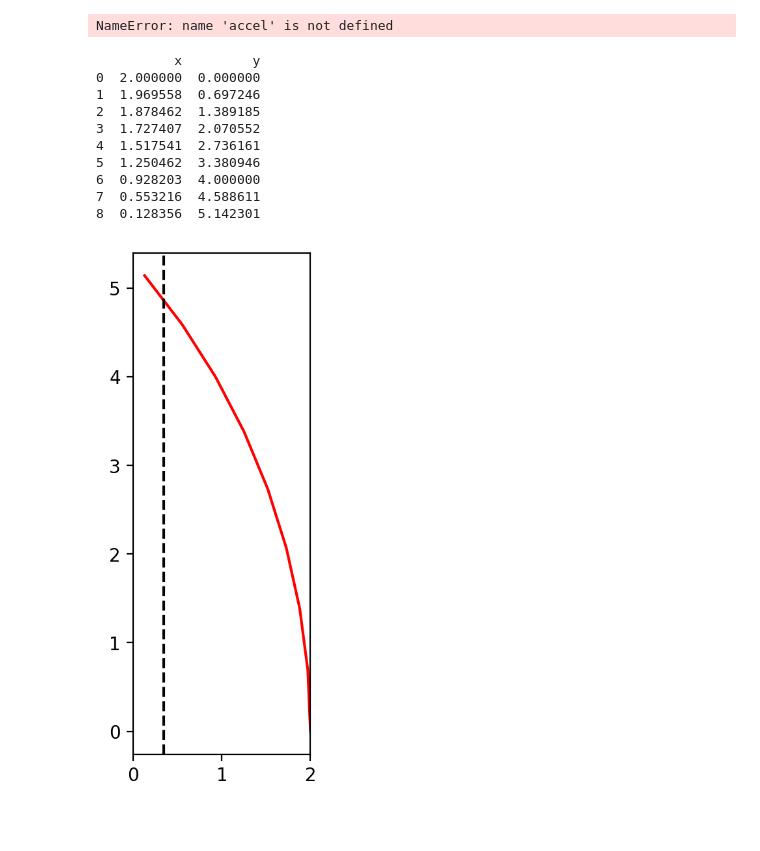
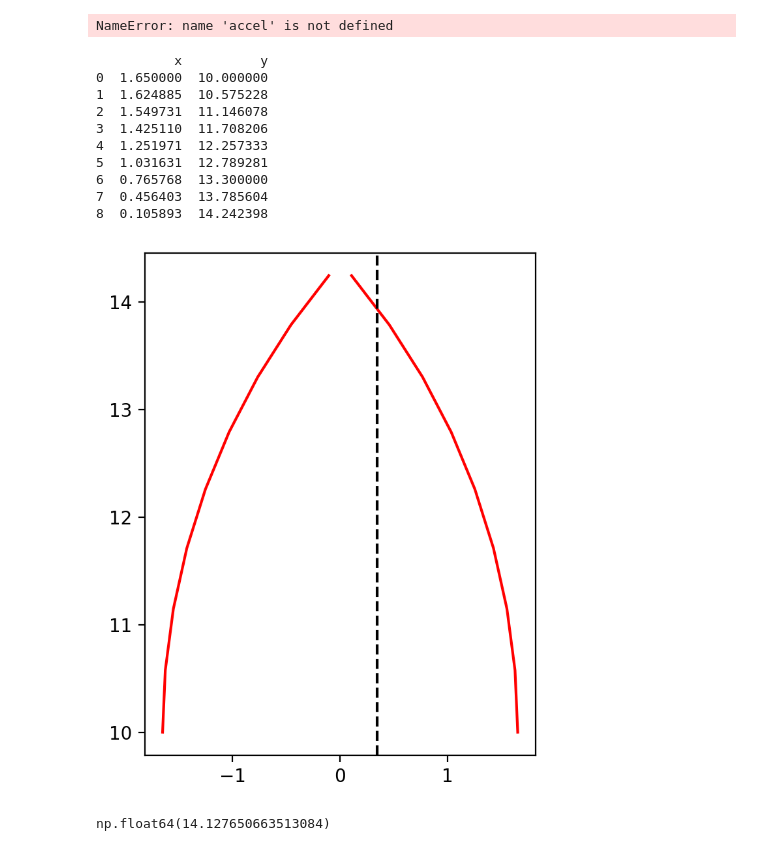
Before and after one commit to silvernuke911/KOSscripts, a Jupyter notebook: py_testers/ballistic_tester.ipynb, the cells around one changed output. Cells and saved outputs as stored; diff of their text form; code cells hidden in the pictures.

```diff
--- a/py_testers/ballistic_tester.ipynb
+++ b/py_testers/ballistic_tester.ipynb
@@ -141,37 +141,42 @@ NameError: name 'accel' is not defined
 # %%
 import numpy as np
 import pandas as pd
 import matplotlib.pyplot as plt
 
 theta = np.deg2rad(np.arange(0,45,5))
-r = 8
-x = r * np.cos(theta) - 6
-y = r * np.sin(theta)
+Rr = 3.3/2
+r = Rr * 4
+x = r * np.cos(theta) - Rr * 3
+y = r * np.sin(theta) + 10
 
 # Create DataFrame with x and y values
 df = pd.DataFrame({
     'x': x,
     'y': y
 })
 
 print(df)
 
 # Plot (your original code)
 plt.figure(figsize = (5,5), dpi = 200)
 plt.plot(x,y,'r-')
+plt.plot(-x,y,'r-')
 plt.gca().set_aspect("equal")
-plt.xlim(0,2)
+# plt.xlim(0,2)
 plt.axvline(0.345,ls='--',color="k")
 plt.show()
+
+np.sqrt(r**2 - (0.2 + Rr * 3)**2) + 10
 # %% [output]
-          x         y
-0  2.000000  0.000000
-1  1.969558  0.697246
-2  1.878462  1.389185
-3  1.727407  2.070552
-4  1.517541  2.736161
-5  1.250462  3.380946
-6  0.928203  4.000000
-7  0.553216  4.588611
-8  0.128356  5.142301
+          x          y
+0  1.650000  10.000000
+1  1.624885  10.575228
+2  1.549731  11.146078
+3  1.425110  11.708206
+4  1.251971  12.257333
+5  1.031631  12.789281
+6  0.765768  13.300000
+7  0.456403  13.785604
+8  0.105893  14.242398
-[figure, old version]
+[figure, new version]
+np.float64(14.127650663513084)
```
Also changed, not shown: parts of 1 cell of this notebook, 17 other files.
